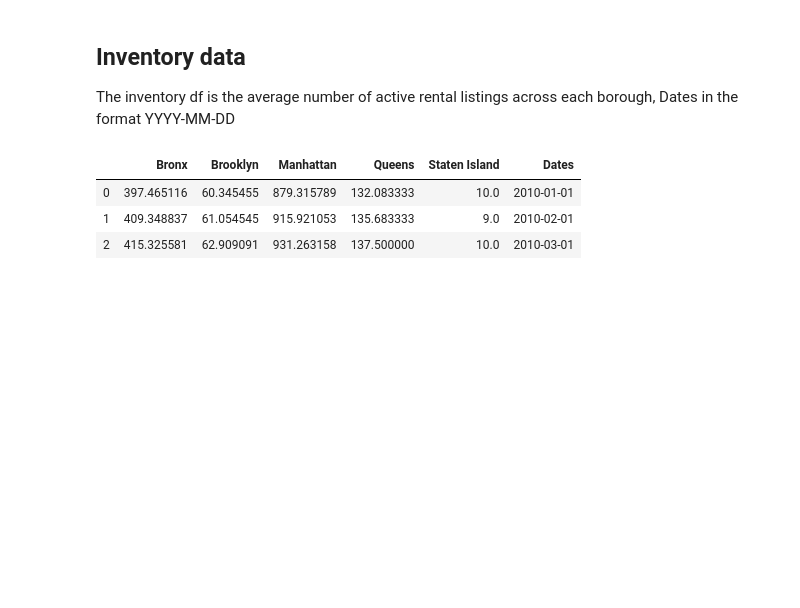
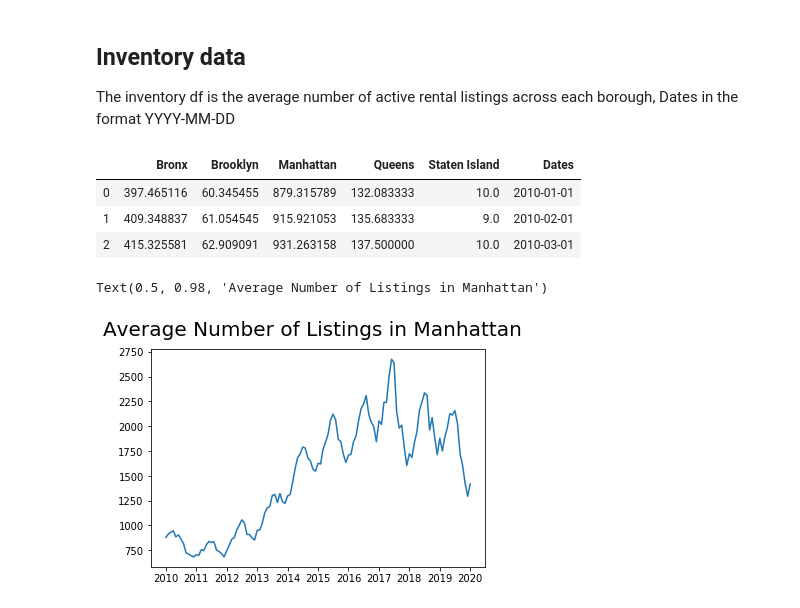
Before and after one commit to imgraham1/649Project, a Jupyter notebook: EDA.ipynb, the cells around one changed output. Drawn from its saved outputs; the diff is of its cells as text; code cells hidden in the pictures; blank space fills up the shorter version.

```diff
--- a/EDA.ipynb
+++ b/EDA.ipynb
@@ -156,3 +170,10 @@ inventory.head(3)
 | 0 | 397.465116 | 60.345455 | 879.315789 | 132.083333 | 10.0 | 2010-01-01 |
 | 1 | 409.348837 | 61.054545 | 915.921053 | 135.683333 | 9.0 | 2010-02-01 |
 | 2 | 415.325581 | 62.909091 | 931.263158 | 137.500000 | 10.0 | 2010-03-01 |
+# %%
+fig = plt.figure()
+plt.plot(inventory['Dates'], inventory['Manhattan'])
+fig.suptitle('Average Number of Listings in Manhattan', fontsize=20)
+# %% [output]
+Text(0.5, 0.98, 'Average Number of Listings in Manhattan')
+[figure, added]
```
Also changed, not shown: parts of 2 cells of this notebook.
